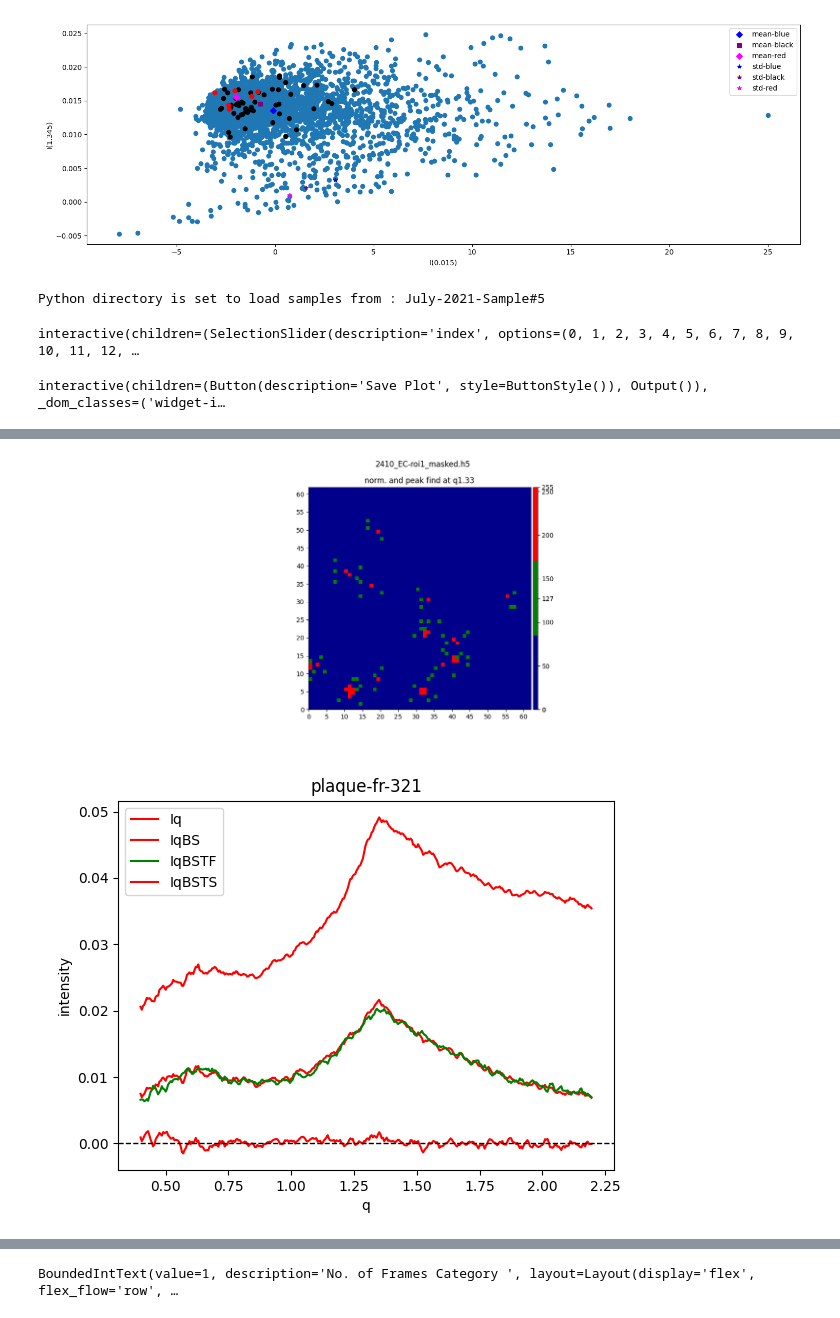
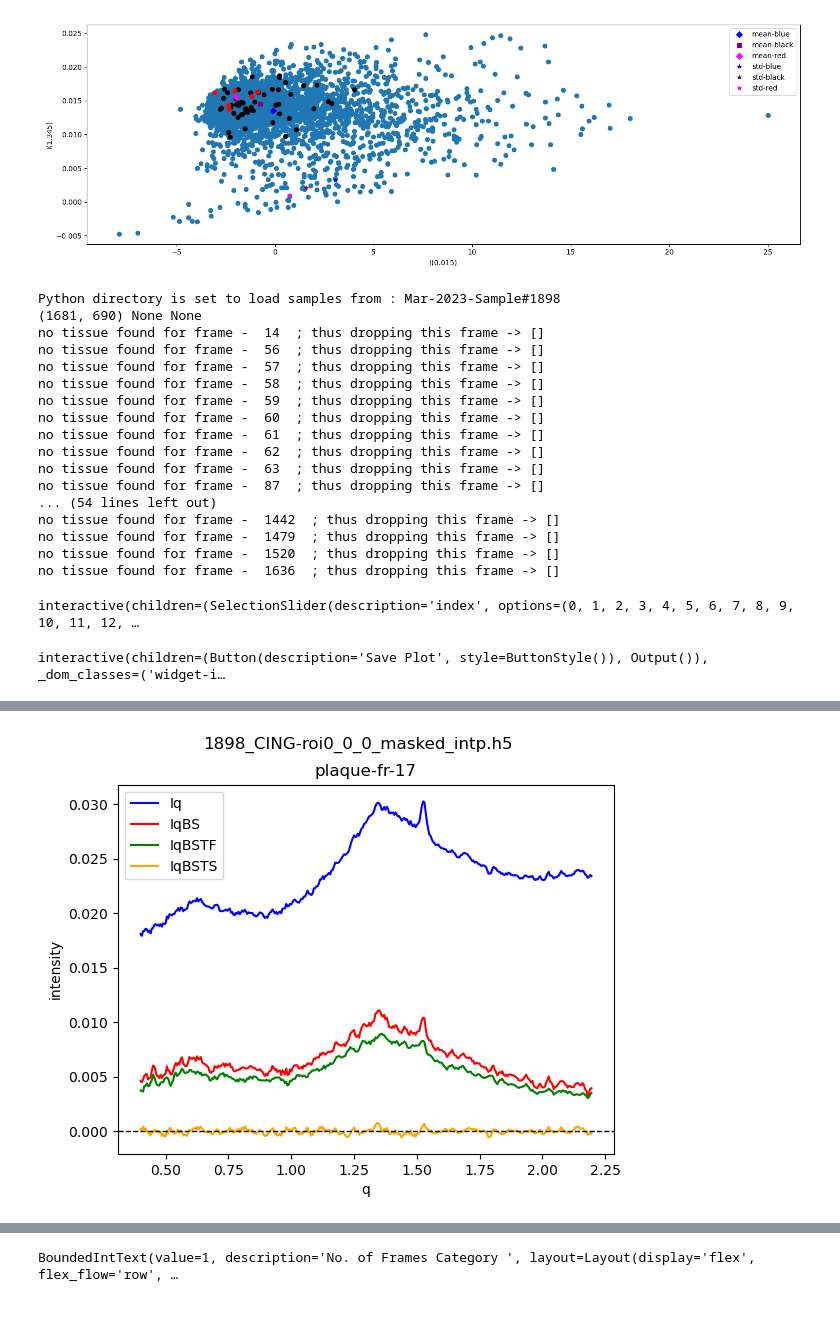
Before and after one commit to eeedinar/Alzheimers, a Jupyter notebook: bkg_Rg.ipynb, the cells around one changed output, grey strips where cells are left out. Cells and saved outputs as stored; diff of their text form; code cells hidden in the pictures.

```diff
--- a/bkg_Rg.ipynb
+++ b/bkg_Rg.ipynb
@@ -150,0 +109,2 @@ descending order tissue frames
+# %%
+qvalues = np.array([0. , 0.01, 0.02, 0.03, 0.04, 0.05, 0.06, 0.07, 0.08, 0.09, 0.1 , 0.11, 0.12, 0.13, 0.14, 0.15, 0.16, 0.17, 0.18, 0.19, 0.2 , 0.21, 0.22, 0.23, 0.24, 0.25, 0.26, 0.27, 0.28, 0.29, 0.3 , 0.31, 0.32, 0.33, 0.34, 0.35, 0.36, 0.37, 0.38, 0.39, 0.4 , 0.41, 0.42, 0.43, 0.44, 0.45, 0.46, 0.47, 0.48, 0.49, 0.5 , 0.51, 0.52, 0.53, 0.54, 0.55, 0.56, 0.57, 0.58, 0.59, 0.6 , 0.61, 0.62, 0.63, 0.64, 0.65, 0.66, 0.67, 0.68, 0.69, 0.7 , 0.71, 0.72, 0.73, 0.74, 0.75, 0.76, 0.77, 0.78, 0.79, 0.8 , 0.81, 0.82, 0.83, 0.84, 0.85, 0.86, 0.87, 0.88, 0.89, 0.9 , 0.91, 0.92, 0.93, 0.94, 0.95, 0.96, 0.97, 0.98, 0.99, 1.  , 1.01, 1.02, 1.03, 1.04, 1.05, 1.06, 1.07, 1.08, 1.09, 1.1 , 1.11, 1.12, 1.13, 1.14, 1.15, 1.16, 1.17, 1.18, 1.19, 1.2 , 1.21, 1.22, 1.23, 1.24, 1.25, 1.26, 1.27, 1.28, 1.29, 1.3 , 1.31, 1.32, 1.33, 1.34, 1.35, 1.36, 1.37, 1.38, 1.39, 1.4 , 1.41, 1.42, 1.43, 1.44, 1.45, 1.46, 1.47, 1.48, 1.49, 1.5 , 1.51, 1.52, 1.53, 1.54, 1.55, 1.56, 1.57, 1.58, 1.59, 1.6 , 1.61, 1.62, 1.63, 1.64, 1.65, 1.66, 1.67, 1.68, 1.69, 1.7 , 1.71, 1.72, 1.73, 1.74, 1.75, 1.76, 1.77, 1.78, 1.79, 1.8 , 1.81, 1.82, 1.83, 1.84, 1.85, 1.86, 1.87, 1.88, 1.89, 1.9 , 1.91, 1.92, 1.93, 1.94, 1.95, 1.96, 1.97, 1.98, 1.99, 2.  ])
@@ -150,0 +191,7 @@ descending order tissue frames
+# %%
+### exp_data
+
+area_minQ, area_maxQ = area_q.value
+data   = Data_Analysis(file, qgrid2, window_size=4, directory=os.getcwd())
+Iq              = data.bkg_sub(bkg_frame = [379], bkg_file=bkg_file, bkg_dir= bkg_dir)
+mf,area         = data.tissue_sub(295, [1593], mf_Qindices = fit_q_range.value, method = 'MSE', area_minQ= area_minQ, area_maxQ = area_maxQ,  seek_mf = seek_mf, show_result=True)
@@ -262,18 +384,17 @@ from matplotlib import colors
 start = time.perf_counter()
 
 ### directory locaito
-default_sample_dir = 'July-2021-Sample#5'  #'July-sorted'  # '20-Dec' # 'July-2021-Sample#6'
+default_sample_dir =  'Mar-2023-Sample#1898'  #  'Mar-2023-Misc'    #'July-sorted'  # '20-Dec' # 'July-2021-Sample#6'   'Mar-2023-Sample#1898'
 csv_and_code_abs_directory = '/Users/bashit.a/Documents/Alzheimer/Codes/'
 samples_csv = 'data_directory.csv'
 
-dropdown_name_list, cwd, exp_folder = change_python_path(dropdown_name = default_sample_dir, csv_file_location = csv_and_code_abs_directory, samples_csv = samples_csv)
+_,dropdown_name_list, cwd, exp_folder  = change_python_path(dropdown_name = default_sample_dir, csv_file_location = csv_and_code_abs_directory, samples_csv = samples_csv)
 
 #### specs - plaques search
-file =  '2410_EC-roi1_masked.h5' # '2048_B8_masked.h5' # '2109_EC-roi0_masked.h5' # '1892_EC-roi0_masked.h5' # '2512_EC-roi1_masked.h5' # '2029_Dentate_gyrus-roi0.h5'    # '2029_EC-roi0.h5'    '2029_Dentate_gyrus-roi0_masked.h5'  '2048_B8_masked.h5'
-bkg_frame                  = [3780,1710,561, 224, 3783] # [7045,7046] # 973       # background frame  '2109_EC-roi1_masked.h5'-->  [3460, 3461]   '2029_Dentate_gyrus-roi0.h5' --> [7000, 7001]  2410_EC-roi1_masked.h5 --> [2641, 2642]
+file =  "1898_CING-roi0_0_0_masked_intp.h5"   # '2048_B8_masked.h5' # '2109_EC-roi0_masked.h5' # '1892_EC-roi0_masked.h5' # '2512_EC-roi1_masked.h5' # '2029_Dentate_gyrus-roi0.h5'    # '2029_EC-roi0.h5'    '2029_Dentate_gyrus-roi0_masked.h5'  '2048_B8_masked.h5'
+bkg_frame                  = [379] # [7045,7046] # 973       # background frame  '2109_EC-roi1_masked.h5'-->  [3460, 3461]   '2029_Dentate_gyrus-roi0.h5' --> [7000, 7001]  2410_EC-roi1_masked.h5 --> [2641, 2642]
 
 window_size    = 4     # 4 point averaging
-normalize_at_q = 1.33  # normalizing at this q
 peak_q         = 1.33  ########### Think this required ??????
 # Ipeak at q
 first_avg_q    = 1.23  # left q from Ipeak to be averaged
@@ -285,14 +406,14 @@ mf_max = 2.5           # mf must be less than this value
 mf_min = 1.0           # mf must be greater than this value
 
 #### specs - tissues search
-QSearchStart, QSearchEnd   = 1.55, 1.7                      # scaling regions 295,310 or may be 290,370    1.55, 1.8
+QSearchStart, QSearchEnd   = 1.55, 1.85                      # scaling regions 295,310 or may be 290,370    1.55, 1.8
 seek_mf                    = (-12,12,0.01)                  # mf goes from -8 to +8 by 0.01
 kernal_size                = 7;                             # kernal 7 - 48 frames surrounded by plaque frame
 area_minQ = 1.0                                             # min area to search q
 area_maxQ = 1.45                                            # max area to search q
 start, end = 130, 490                                       # ipywidget plot and classifer
 # tissue_frs_find_alg = --->>> 'one-fr-one-cluster'   'all-frs-one-cluster' [2067, 2068]
-tissue_frs_find_alg = [321,1334,847,278,341,1335,1977,298,197,422,805,2305,889,3057,322,297,803,1888,277,342,768,1269,846,1218,320,538,1136,2152,2407,682]  ## plaque frames
+tissue_frs_find_alg = [14, 17, 51, 56, 57, 58, 59, 60, 61, 62, 63, 87, 122, 129, 134, 139, 201, 205, 233, 276, 294, 295, 296, 300, 321, 342, 353, 359, 361, 362, 363, 375, 377, 378, 379, 380, 382, 444, 479, 503, 524, 525, 526, 647, 690, 697, 713, 723, 727, 761, 816, 819, 825, 845, 875, 898, 899, 905, 923, 980, 1003, 1032, 1045, 1046, 1047, 1071, 1090, 1091, 1093, 1125, 1148, 1170, 1205, 1293, 1305, 1324, 1342, 1361, 1364, 1417, 1442, 1479, 1520, 1636, 1664] ## plaque frames
 save_fr_csv = False                                          # each tissue_frs_find_alg will create one csv
 
 ### make a color map of fixed colors
@@ -310,7 +431,8 @@ pd.options.display.max_colwidth = None
 pd.options.mode.chained_assignment = None  # default='warn'
 
 ### Ipeak - (Iq1+Iq2)/2 calcuations for potential frames
-data = Data_Analysis(file, qgrid2, window_size=window_size, normalize=False, normalize_at_q=normalize_at_q ,directory=os.getcwd())
+data   = Data_Analysis(file, qgrid2, window_size=window_size, directory=os.getcwd())
+
 Iq   = data.bkg_sub(bkg_frame = bkg_frame)
 npatterns = Iq.shape[0]
 Width, Height = width_height(file)
@@ -396,10 +518,7 @@ for idx, frame in enumerate(df["plaque-frame"].values):       #### comment out t
     ### get tissues
     area_temp = np.zeros(len(tissue_frames))
     for i,tissue_frame in enumerate(tissue_frames):
-        mf[tissue_frame], area_temp[i],_,_ = data.tissue_sub(frame, tissue_frame, scale_method = 'MSE', return_alg = 'one_tissue-fr' , \
-                                                            area_minQ= area_minQ, area_maxQ = area_maxQ, mf_Qindices = (QSearchStart, QSearchEnd), \
-                                                            seek_mf = seek_mf, mf_min=mf_min, mf_max=mf_max , \
-                                                            window_size=None, show_result=False);
+        mf[tissue_frame], area_temp[i] = data.tissue_sub(frame, tissue_frames, mf_Qindices = (QSearchStart, QSearchEnd), method = 'MSE', area_minQ= area_minQ, area_maxQ = area_maxQ,  seek_mf = seek_mf, show_result=False)
         area[tissue_frame] = area_temp[i]
 
     tissue_frames_sorted = tissue_frames[np.argsort(area_temp, axis= None, kind='stable')[::-1] ] # descending order
@@ -417,11 +536,7 @@ for idx, frame in enumerate(df["plaque-frame"].values):       #### comment out t
     df['tissue-frames'][idx]      = np.array(tissue_pot).tolist()
     df['tissue-frames-mf'][idx]   = [mf[tissue_frame]   for tissue_frame in df['tissue-frames'][idx]]
     df['tissue-frames-area'][idx] = [area[tissue_frame] for tissue_frame in df['tissue-frames'][idx]]
-
-    df['IqBSTF'][idx], df['IqBSTS'][idx] = data.tissue_sub(frame, df['tissue-frames'][idx], scale_method = 'MSE', return_alg = 'multi_tissue-fr' , \
-                                                    area_minQ= area_minQ, area_maxQ = area_maxQ, mf_Qindices = (QSearchStart, QSearchEnd), \
-                                                    seek_mf = seek_mf, mf_min=mf_min, mf_max=mf_max , \
-                                                    window_size=None, show_result=False);
+    df['IqBSTF'][idx], df['IqBSTS'][idx] = data.scaling_by, data. IqBsTs
     df['IqBSTS'][idx] = df['IqBSTS'][idx].flatten().tolist()
     df['IqBSTF'][idx] = df['IqBSTF'][idx].flatten().tolist()
 
@@ -443,8 +558,7 @@ A_MAT = np.array([np.zeros((Height,Width)),sna])   # zero values matrix (A[0]=0)
 C = from_clusterFr_ceffs_to_matrix(A_MAT, cluster= tissues, coeffs=np.full_like(tissues, 127, dtype=int))
 plot_heat_map_from_data(np.clip(B[0]+C[0],0,255), Width, Height, args = (fig, ax3), title= f'norm. and peak find at q{peak_q}', cmap=cmap, norm=norm, ticks = [0, 127, 255])
 
-plt.suptitle(file)
-plt.tight_layout()
+
 
 #### Scroll through frames
 from sklearn.preprocessing import StandardScaler
@@ -457,14 +571,19 @@ from sklearn.preprocessing import StandardScaler
 # X = X[:,start:end]                     # X is what you see on plt
 
 ### ipywidget plot
+# plt.close('all')
+
+plt.close('all')
 plt.figure(num=file)
+plt.suptitle(file)
+plt.tight_layout()
 def plaque_bkg_plots(index):
     plaque = df['plaque-frame'].loc[index]
     plt.cla()
-    plt.plot(data.qgrid[start:end], data.Iq[plaque][start:end]        ,   color= 'red',        label = 'Iq' )
+    plt.plot(data.qgrid[start:end], data.Iq[plaque][start:end]        ,   color= 'blue',        label = 'Iq' )
     plt.plot(data.qgrid[start:end], data.IqBS[plaque][start:end]      ,   color= 'red',        label = 'IqBS'  )
     plt.plot(data.qgrid[start:end], df['IqBSTF'].loc[index][start:end],  color= 'green',      label = 'IqBSTF')
-    plt.plot(data.qgrid[start:end], df['IqBSTS'].loc[index][start:end],  color= 'red',        label = 'IqBSTS')
+    plt.plot(data.qgrid[start:end], df['IqBSTS'].loc[index][start:end],  color= 'orange',        label = 'IqBSTS')
     plt.legend()
     plt.axhline(y=0, color='black', linewidth=1.0 ,linestyle='--')
     plt.xlabel('q')
@@ -482,8 +601,6 @@ def plaque_bkg_plots(index):
         plt.title(f'plaque-fr-{plaque}')
 
     #plt.axis([None,None,None,0.12*10**6])
-
-plt.tight_layout()
 
 def save_plot():
     plt.savefig(f'{file}-fr{df["plaque-frame"].loc[index.value]}.tif', bbox_inches='tight', dpi=300) # Saving the image as an eps file
@@ -507,6 +624,22 @@ print(df.iloc[:,:4])        #### display dataframe
 
 finish = time.perf_counter();    print(f'finished in {(finish-start)//60} minutes and {(finish-start)%60} seconds')
 # %% [output]
-Python directory is set to load samples from : July-2021-Sample#5
+Python directory is set to load samples from : Mar-2023-Sample#1898
+(1681, 690) None None
+no tissue found for frame -  14  ; thus dropping this frame -> []
+no tissue found for frame -  56  ; thus dropping this frame -> []
+no tissue found for frame -  57  ; thus dropping this frame -> []
+no tissue found for frame -  58  ; thus dropping this frame -> []
+no tissue found for frame -  59  ; thus dropping this frame -> []
+no tissue found for frame -  60  ; thus dropping this frame -> []
+no tissue found for frame -  61  ; thus dropping this frame -> []
+no tissue found for frame -  62  ; thus dropping this frame -> []
+no tissue found for frame -  63  ; thus dropping this frame -> []
+no tissue found for frame -  87  ; thus dropping this frame -> []
+... (54 lines left out)
+no tissue found for frame -  1442  ; thus dropping this frame -> []
+no tissue found for frame -  1479  ; thus dropping this frame -> []
+no tissue found for frame -  1520  ; thus dropping this frame -> []
+no tissue found for frame -  1636  ; thus dropping this frame -> []
 interactive(children=(SelectionSlider(description='index', options=(0, 1, 2, 3, 4, 5, 6, 7, 8, 9, 10, 11, 12, …
 interactive(children=(Button(description='Save Plot', style=ButtonStyle()), Output()), _dom_classes=('widget-i…
@@ -530,2 +663 @@ finished in 4249.0 minutes and 15.433500790997641 seconds
-[figure, old version]
+[figure, new version]
-[figure, removed]
```
Also changed, not shown: parts of 17 cells of this notebook, 13 other files.
